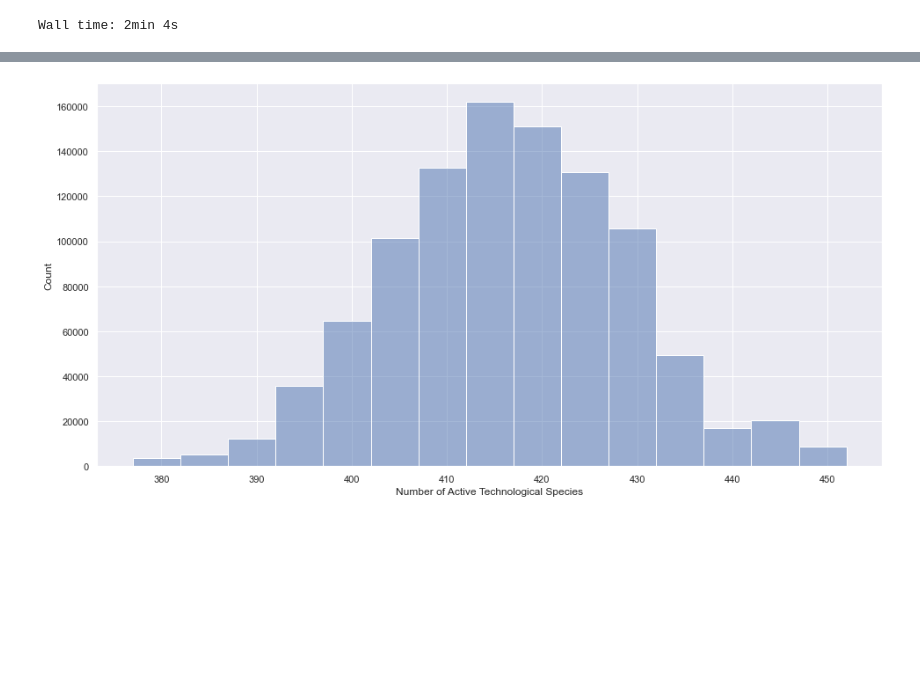
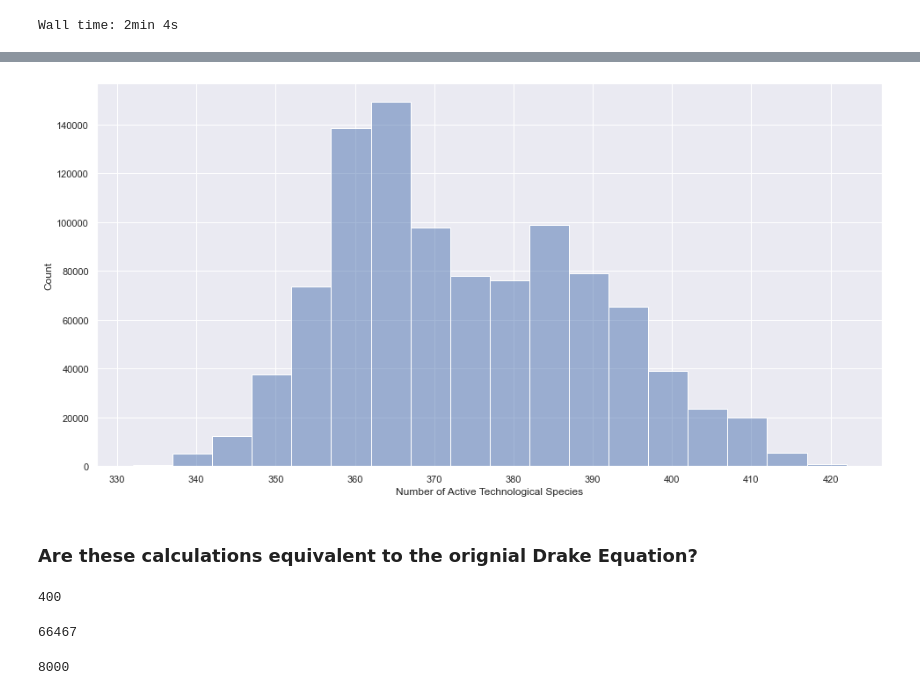
Before and after one commit to KevinCarr42/Time-Dependent-Drake-Equation, a Jupyter notebook: Time_Dependent_Drake_Equation.ipynb, the cells around one changed output, grey strips where cells are left out. Saved outputs shown, nothing was run; the diff lists cells and outputs as text; code cells hidden in the pictures; blank space fills up the shorter version.

```diff
--- a/Time_Dependent_Drake_Equation.ipynb
+++ b/Time_Dependent_Drake_Equation.ipynb
@@ -592,11 +597,34 @@ Wall time: 1min 6s
-# %%
-def plot_histogram(active_each_year_dataframe, binwidth=1, **kwargs):
-    # histogram of active technological civilizations
-    plt.figure(figsize=(16, 8))
-    plot = sns.histplot(active_each_year_dataframe, legend=False, binwidth=binwidth, **kwargs);
-    plot.set_ylabel('Count');
-    plot.set_xlabel('Number of Active Technological Species');
 # %%
-plot_histogram(breakdown_by_year(7_000), binwidth=5)
+plot_histogram(breakdown_by_year(6_262), binwidth=5)
 # %% [output]
-[figure, old version]
+[figure, new version]
+# %% [markdown]
+### Are these calculations equivalent to the orignial Drake Equation?
+# %%
+# Using our best estimates, the Drake Equation predicts...
+RS = 2
+FP = 1
+NE = 0.4
+FL = 1
+FI = 1
+FC = 0.1
+L = 5000  # to lead to approx the same species as above
+
+Drake(RS, FP, NE, FL, FI, FC, L)
+# this is within the range of estimates used in the prob_L() function, and 1k < L < 1M from current guesses
+# %% [output]
+400
+# %%
+def weibull_mean():
+    return WEIBULL_SCALE_PARAMETER * gamma(1 + 1/WEIBULL_SHAPE_PARAMETER)
+
+int(weibull_mean())
+# %% [output]
+66467
+# %%
+def weibull_median():
+    return WEIBULL_SCALE_PARAMETER * log(2) ** (1/WEIBULL_SHAPE_PARAMETER)
+
+int(weibull_median())
+# %% [output]
+8000
```
Also changed, not shown: parts of 25 cells of this notebook, 1 other file.
